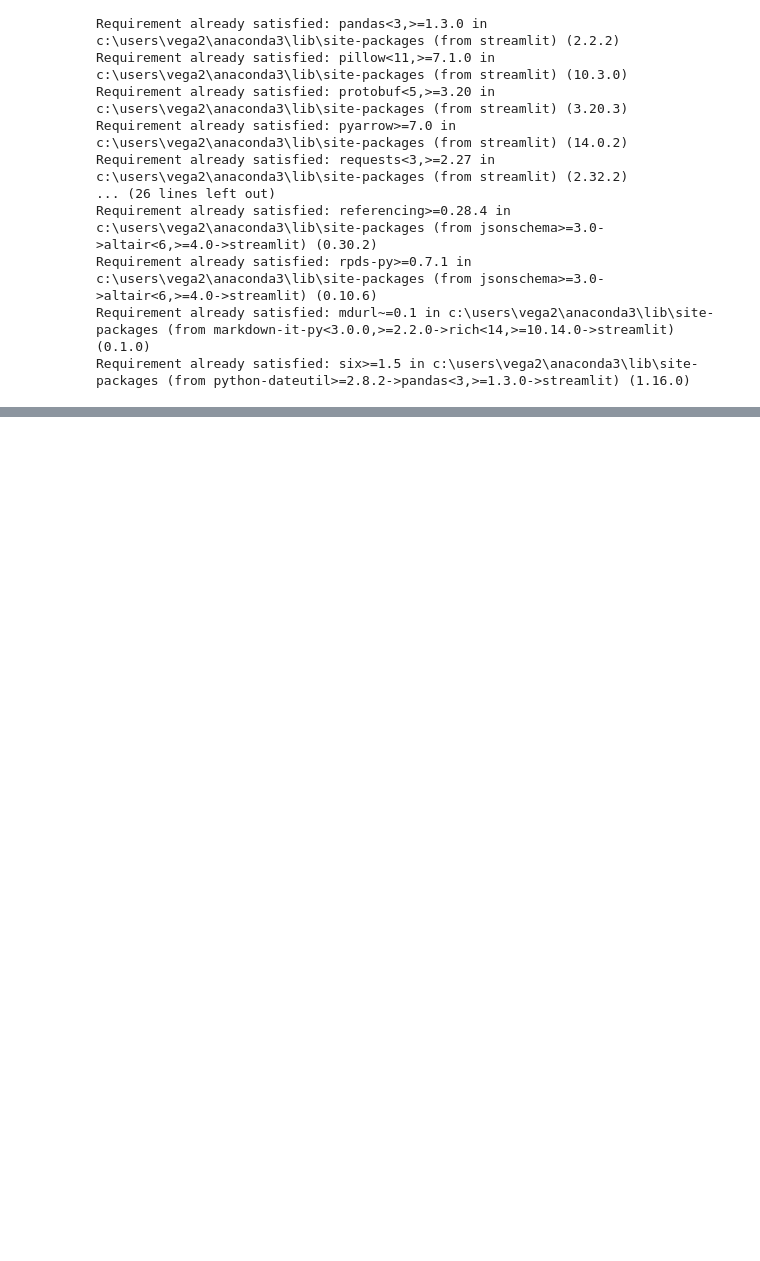
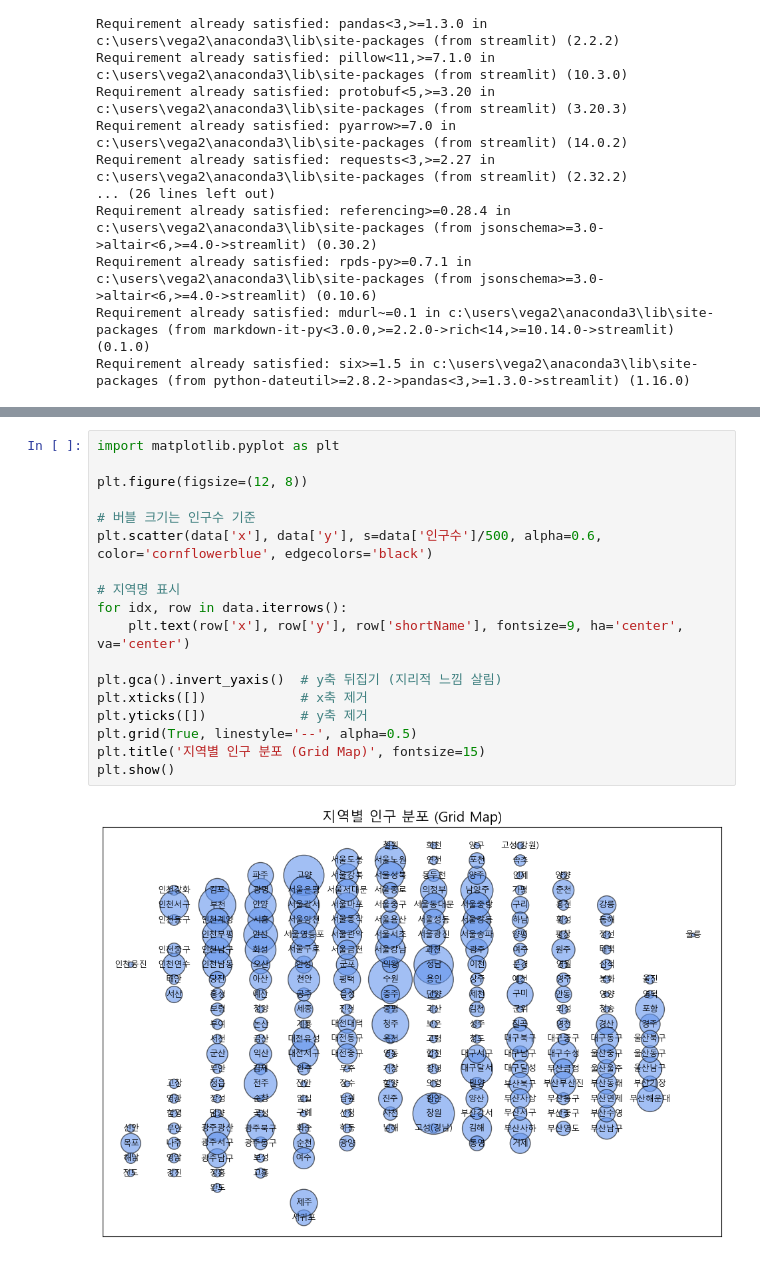
Before and after one commit to mysoyul/Python_Scraping_Analysis_202407, a Jupyter notebook: 03-1.행정구역정보_분석과시각화.ipynb, the cells around one changed output, grey strips where cells are left out. Cells and saved outputs as stored; diff of their text form; blank space fills up the shorter version.

```diff
--- a/03-1.행정구역정보_분석과시각화.ipynb
+++ b/03-1.행정구역정보_분석과시각화.ipynb
@@ -876,0 +913,20 @@ Requirement already satisfied: six>=1.5 in c:\users\vega2\anaconda3\lib\site-pac
+# %%
+import matplotlib.pyplot as plt
+
+plt.figure(figsize=(12, 8))
+
+# 버블 크기는 인구수 기준
+plt.scatter(data['x'], data['y'], s=data['인구수']/500, alpha=0.6, color='cornflowerblue', edgecolors='black')
+
+# 지역명 표시
+for idx, row in data.iterrows():
+    plt.text(row['x'], row['y'], row['shortName'], fontsize=9, ha='center', va='center')
+
+plt.gca().invert_yaxis()  # y축 뒤집기 (지리적 느낌 살림)
+plt.xticks([])            # x축 제거
+plt.yticks([])            # y축 제거
+plt.grid(True, linestyle='--', alpha=0.5)
+plt.title('지역별 인구 분포 (Grid Map)', fontsize=15)
+plt.show()
+# %% [output]
+[figure, added]
```
Also changed, not shown: parts of 5 cells of this notebook, 11 other files.
